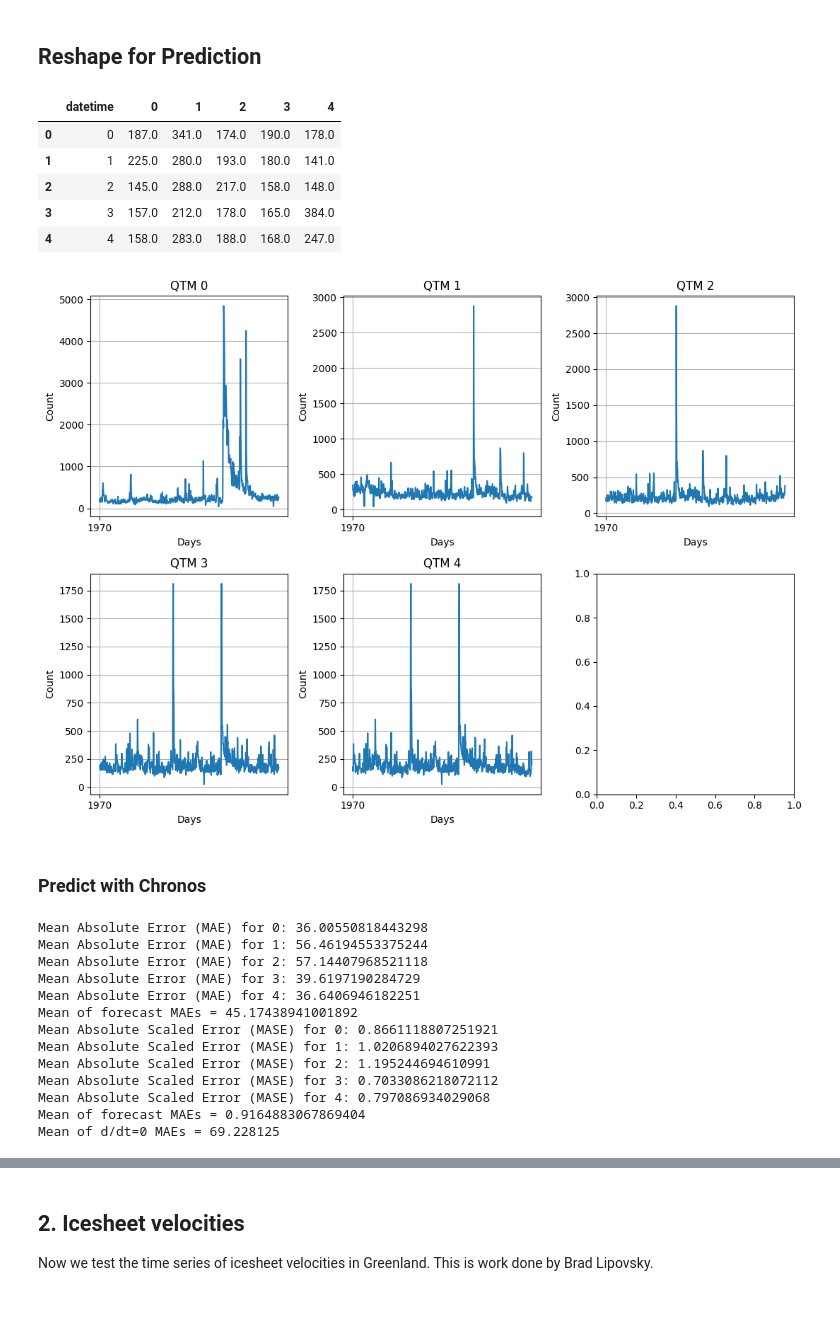
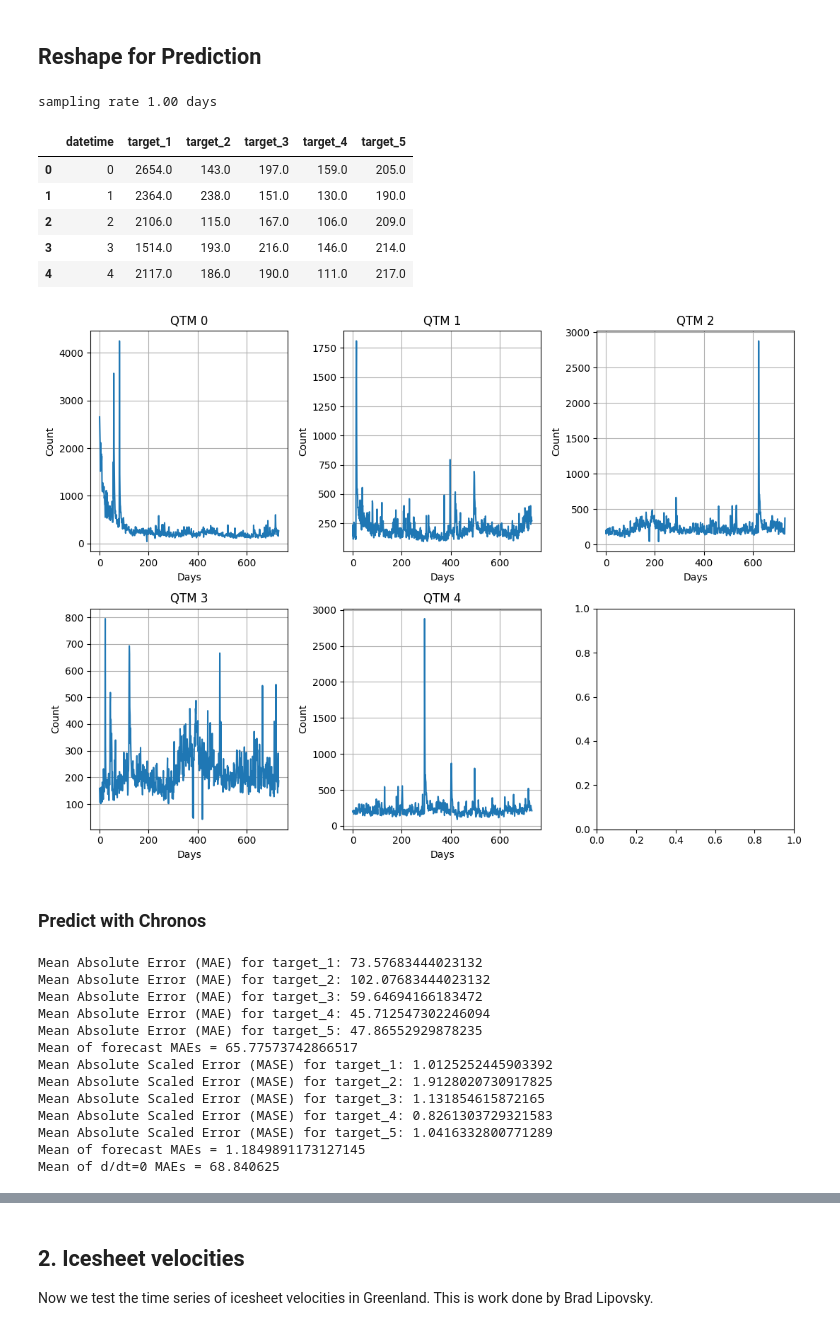
Before and after one commit to mdenolle/GeoCAST, a Jupyter notebook: test_zero-shot/chronos_test.ipynb, the cells around one changed output, grey strips where cells are left out. Drawn from its saved outputs; the diff is of its cells as text; code cells hidden in the pictures.

Commit message:
modified the plotting function and corrected for the time indexing in preparing the dataframe for inference

```diff
--- a/test_zero-shot/chronos_test.ipynb
+++ b/test_zero-shot/chronos_test.ipynb
@@ -34,7 +34,7 @@ pipeline = ChronosPipeline.from_pretrained(
 Some functions
 # %%
 
-def reshape_time_series(df, n_timeseries=20, duration_years=2, resample_period='D'):
+def reshape_time_series(df, name_of_target="count" ,n_timeseries=20, duration_years=2, resample_period='D'):
     """
     Generate a list of time series from the given DataFrame.
 
@@ -63,8 +63,8 @@ def reshape_time_series(df, n_timeseries=20, duration_years=2, resample_period='
         time_series = df[(df["datetime"] >= start_date) & (df["datetime"] <= end_date)]
         time_series = time_series.set_index("datetime")
         time_series = time_series.resample(resample_period).mean().interpolate()
-        time_series = time_series.fillna(method="ffill")
-        time_series = time_series.fillna(method="bfill")
+        time_series = time_series.ffill()#(method="ffill")
+        time_series = time_series.bfill()#(method="bfill")
         time_series = time_series.reset_index()
 
         df_list[kk] = time_series
@@ -72,18 +72,27 @@ def reshape_time_series(df, n_timeseries=20, duration_years=2, resample_period='
 
     df_list_count = [pd.DataFrame() for _ in range(n_timeseries)]
     for ik in range(n_timeseries):
-        df_list_count[ik] = df_list[ik]["count"]
+        df_list_count[ik] = df_list[ik][name_of_target]
         df_list_count[ik] = df_list_count[ik].rename(f"{ik}")
     df_wide = pd.concat(df_list_count, axis=1)
-    # add a first column with a date that is the same for all the 20 time series
-    df_wide["datetime"] = np.arange(0, len(df_wide)) * pd.Timedelta(days=dt)
+
+    # find the sampling rate dt as the difference between the first two dates
+    dt = df["datetime"].diff().dt.total_seconds().fillna(0).mean()
+    # convert dt to days
+    dt = dt / (24 * 3600)
+    print("sampling rate {:.2f} days".format(dt))
+    # add a first column with a date that is the same for all the time series
+    df_wide["datetime"] = np.arange(0, len(df_wide)) #* pd.Timedelta(days=dt)
     # convert datetime to integer
-    df_wide["datetime"] = df_wide["datetime"].dt.days
+    # df_wide["datetime"] = df_wide["datetime"].dt.days
     # move the last column to the first position
     cols = df_wide.columns.tolist()
     cols = cols[-1:] + cols[:-1]
     df_wide = df_wide[cols]
 
+    # rename columns to target_ID except for the first column that is a datetime
+    df_wide.columns = [f"target_{i}" if i != 0 else "datetime" for i in range(len(df_wide.columns))]
+
     return df_list, df_wide
 
 # Example usage:
@@ -303,61 +314,63 @@ n_timeseries = 5
 ## Reshape for Prediction
 # %%
 # randomly cut the long time series into n_timeseries, stored in data frames.
-df_list,df_wide = reshape_time_series(df, n_timeseries=n_timeseries, duration_years=2, resample_period='D')
+df_list,df_wide = reshape_time_series(df, name_of_target="count", n_timeseries=n_timeseries, duration_years=2, resample_period='D')
+# %% [output]
+sampling rate 1.00 days
 # %%
 df_wide.head()
 # %% [output]
-|  | datetime | 0 | 1 | 2 | 3 | 4 |
-| 0 | 0 | 187.0 | 341.0 | 174.0 | 190.0 | 178.0 |
-| 1 | 1 | 225.0 | 280.0 | 193.0 | 180.0 | 141.0 |
-| 2 | 2 | 145.0 | 288.0 | 217.0 | 158.0 | 148.0 |
-| 3 | 3 | 157.0 | 212.0 | 178.0 | 165.0 | 384.0 |
-| 4 | 4 | 158.0 | 283.0 | 188.0 | 168.0 | 247.0 |
+|  | datetime | target_1 | target_2 | target_3 | target_4 | target_5 |
+| 0 | 0 | 2654.0 | 143.0 | 197.0 | 159.0 | 205.0 |
+| 1 | 1 | 2364.0 | 238.0 | 151.0 | 130.0 | 190.0 |
+| 2 | 2 | 2106.0 | 115.0 | 167.0 | 106.0 | 209.0 |
+| 3 | 3 | 1514.0 | 193.0 | 216.0 | 146.0 | 214.0 |
+| 4 | 4 | 2117.0 | 186.0 | 190.0 | 111.0 | 217.0 |
 # %%
 # remove nan values
 df_wide = df_wide.dropna()
 # %%
 
 # determine the number of rows and columns for the subplots for up to 3 columns and based on the number n_timeseries
 n_timeseries2 = n_timeseries
 if n_timeseries <= 3:
     nrows, ncols = 1, n_timeseries
 elif n_timeseries <= 6:
     nrows, ncols = 2, 3
 elif n_timeseries >6:
     n_timeseries2 = 6
     nrows, ncols = 2, 3
 
 fig, axes = plt.subplots(nrows=nrows, ncols=ncols, figsize=(11, 8))  # define the figure and subplots
 axes = axes.ravel()
 for i in range(n_timeseries2):
     ax = axes[i]
-    ax.plot(df_wide["datetime"], df_wide[f"{i}"])
+    ax.plot(df_wide["datetime"], df_wide[f"target_{i+1}"], label=f"target_{i+1}")
     ax.set_title(f"QTM {i}")
     ax.set_xlabel("Days")
     ax.set_ylabel("Count")
     plt.tight_layout()
     ax.grid()
 # %% [output]
-[figure, old version]
+[figure, new version]
 # %% [markdown]
 ### Predict with Chronos
 # %%
 forecast, mean_mae, mean_mase, no_var_mae, split_index = predict_chronos(df_wide,n_timeseries=n_timeseries)
 # %% [output]
-Mean Absolute Error (MAE) for 0: 36.00550818443298
-Mean Absolute Error (MAE) for 1: 56.46194553375244
-Mean Absolute Error (MAE) for 2: 57.14407968521118
-Mean Absolute Error (MAE) for 3: 39.6197190284729
-Mean Absolute Error (MAE) for 4: 36.6406946182251
-Mean of forecast MAEs = 45.17438941001892
-Mean Absolute Scaled Error (MASE) for 0: 0.8661118807251921
-Mean Absolute Scaled Error (MASE) for 1: 1.0206894027622393
-Mean Absolute Scaled Error (MASE) for 2: 1.195244694610991
-Mean Absolute Scaled Error (MASE) for 3: 0.7033086218072112
-Mean Absolute Scaled Error (MASE) for 4: 0.797086934029068
-Mean of forecast MAEs = 0.9164883067869404
-Mean of d/dt=0 MAEs = 69.228125
+Mean Absolute Error (MAE) for target_1: 73.57683444023132
+Mean Absolute Error (MAE) for target_2: 102.07683444023132
+Mean Absolute Error (MAE) for target_3: 59.64694166183472
+Mean Absolute Error (MAE) for target_4: 45.712547302246094
+Mean Absolute Error (MAE) for target_5: 47.86552929878235
+Mean of forecast MAEs = 65.77573742866517
+Mean Absolute Scaled Error (MASE) for target_1: 1.0125252445903392
+Mean Absolute Scaled Error (MASE) for target_2: 1.9128020730917825
+Mean Absolute Scaled Error (MASE) for target_3: 1.131854615872165
+Mean Absolute Scaled Error (MASE) for target_4: 0.8261303729321583
+Mean Absolute Scaled Error (MASE) for target_5: 1.0416332800771289
+Mean of forecast MAEs = 1.1849891173127145
+Mean of d/dt=0 MAEs = 68.840625
 # %%
 # plot forecast
 plot_forecasts(df_wide,split_index,forecast,n_timeseries,field="QTM event counts",filename="./plots/quake_qtm_forecast.png")
```
Also changed, not shown: parts of 15 cells of this notebook, 4 other files.
